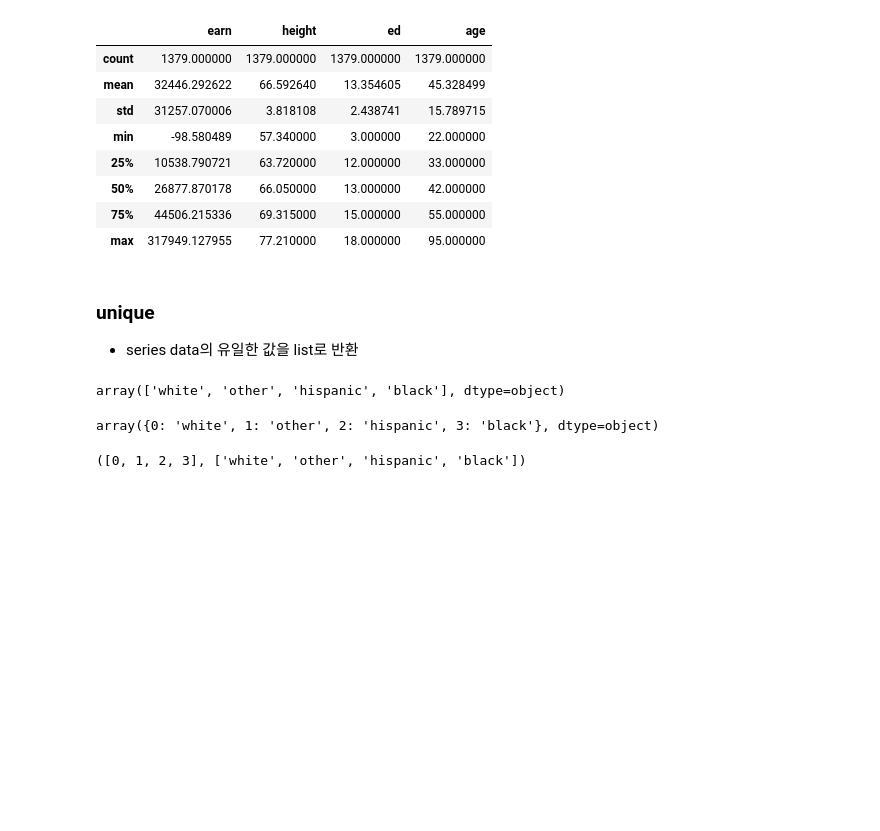
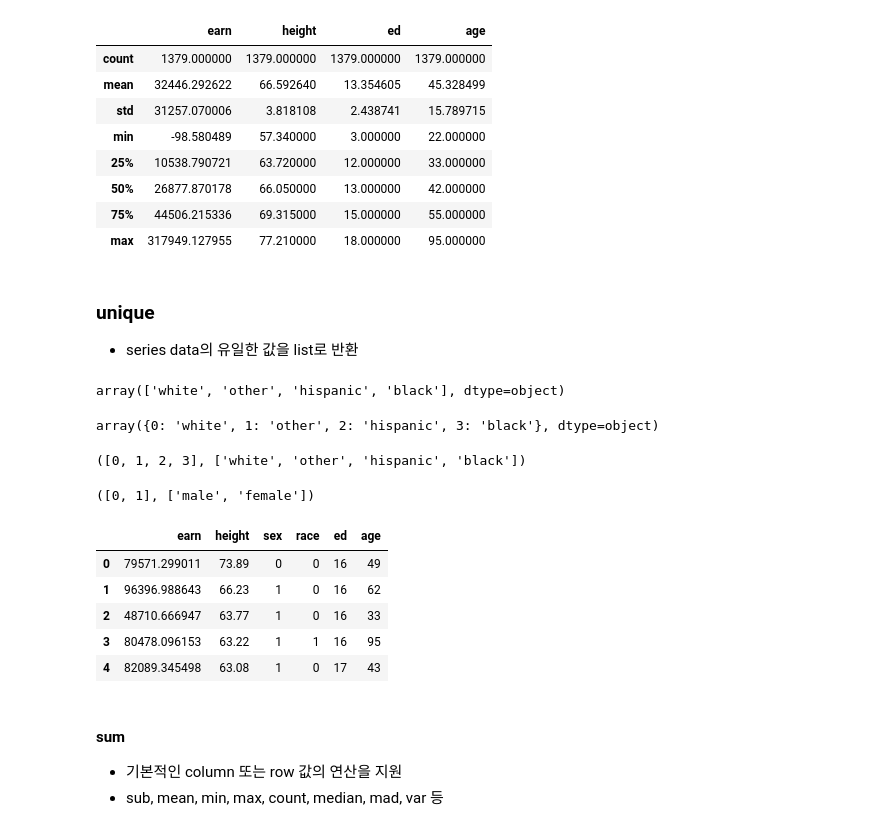
Before and after one commit to Youngprize33/Pythonboostcourse, a Jupyter notebook: Python_boost_ML/Pandas.ipynb, the cells around one changed output. Drawn from its saved outputs; the diff is of its cells as text; code cells hidden in the pictures; blank space fills up the shorter version.

```diff
--- a/Python_boost_ML/Pandas.ipynb
+++ b/Python_boost_ML/Pandas.ipynb
@@ -1073,0 +1047,23 @@ value, key
+# %%
+# 성별에 대해서도 동일하게 적용
+value = list(map(int, np.array(list(enumerate(df["sex"].unique())))[:, 0].tolist()))
+key = np.array(list(enumerate(df["sex"].unique())), dtype=str)[:, 1].tolist()
+
+value, key
+# %% [output]
+([0, 1], ['male', 'female'])
+# %%
+# "sex"와 "race" column의 index labeling
+df["sex"].replace(to_replace=key, value=value, inplace=True)
+df.head(5)
+# %% [output]
+|  | earn | height | sex | race | ed | age |
+| 0 | 79571.299011 | 73.89 | 0 | 0 | 16 | 49 |
+| 1 | 96396.988643 | 66.23 | 1 | 0 | 16 | 62 |
+| 2 | 48710.666947 | 63.77 | 1 | 0 | 16 | 33 |
+| 3 | 80478.096153 | 63.22 | 1 | 1 | 16 | 95 |
+| 4 | 82089.345498 | 63.08 | 1 | 0 | 17 | 43 |
+# %% [markdown]
+#### sum <br>
+* 기본적인 column 또는 row 값의 연산을 지원
+* sub, mean, min, max, count, median, mad, var 등
```
Also changed, not shown: parts of 16 cells of this notebook.
